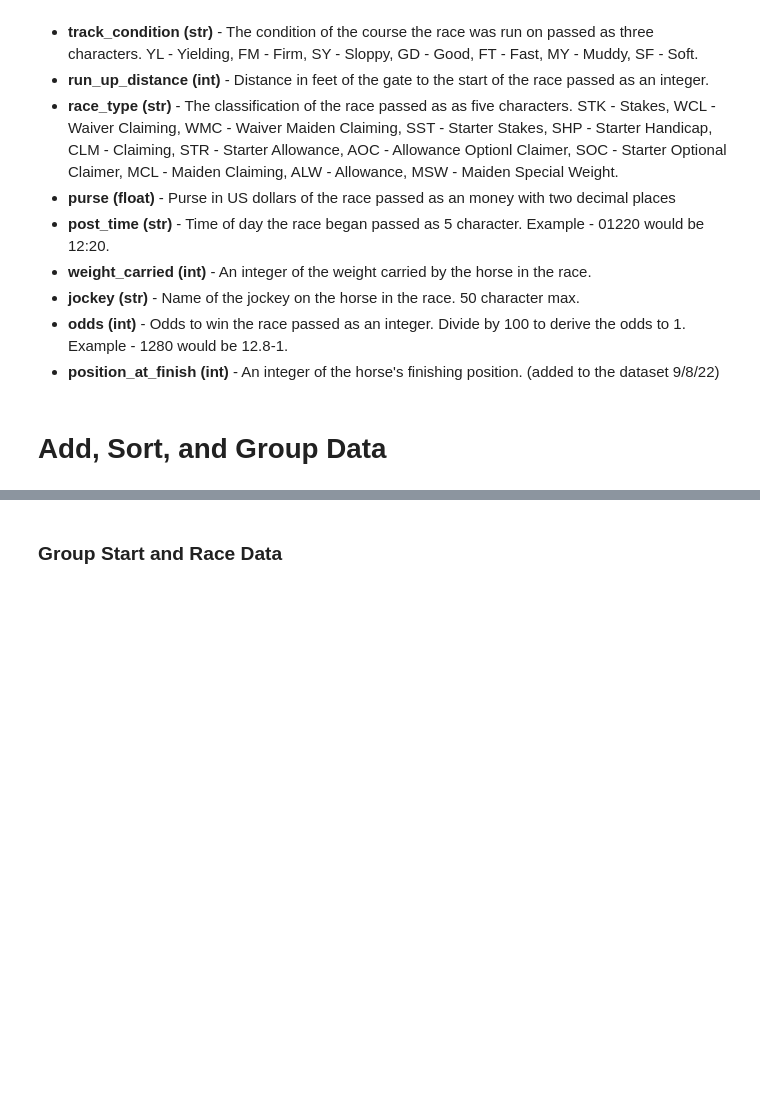
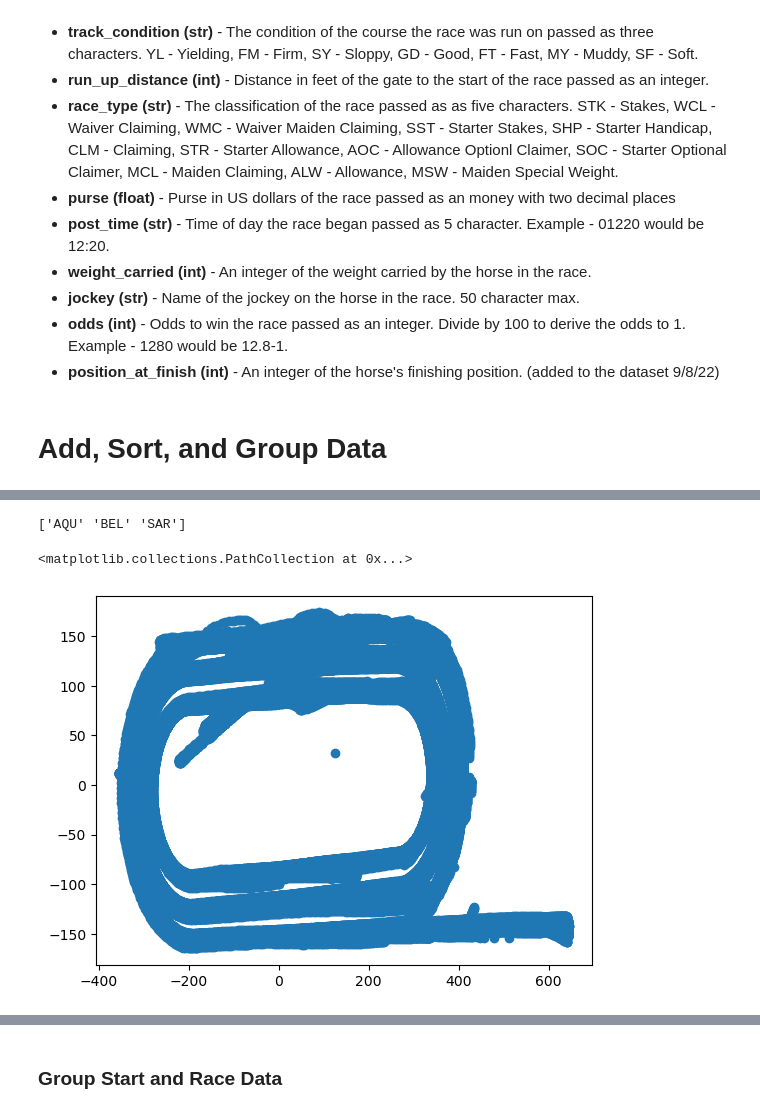
Before and after one commit to racynniv/horseracing, a Jupyter notebook: Data and Exploration.ipynb, the cells around one changed output, grey strips where cells are left out. Cells and saved outputs as stored; diff of their text form; code cells hidden in the pictures; blank space fills up the shorter version.

```diff
--- a/Data and Exploration.ipynb
+++ b/Data and Exploration.ipynb
@@ -167,0 +279,9 @@ This file is the combined 3 files into one table. The keys to join them trakus w
+# %%
+#plot to check rotation
+print(tracking['track_id'].unique())
+AQU = tracking[tracking['track_id'] == 'AQU']
+plt.scatter(AQU['x_coord'],AQU['y_coord'])
+# %% [output]
+['AQU' 'BEL' 'SAR']
+<matplotlib.collections.PathCollection at 0x...>
+[figure, added]
```
Also changed, not shown: parts of 17 cells of this notebook.
